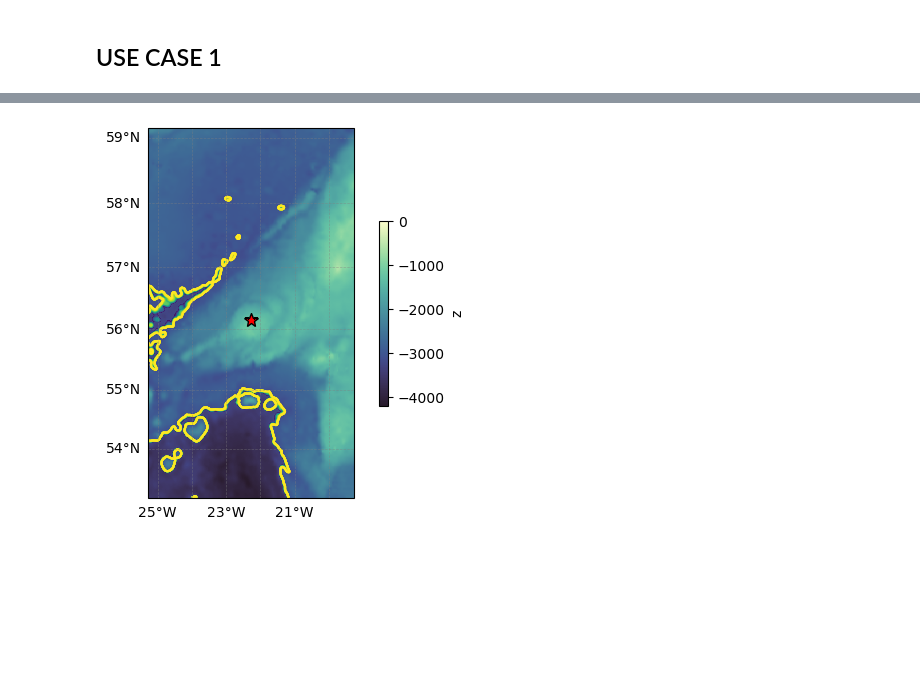
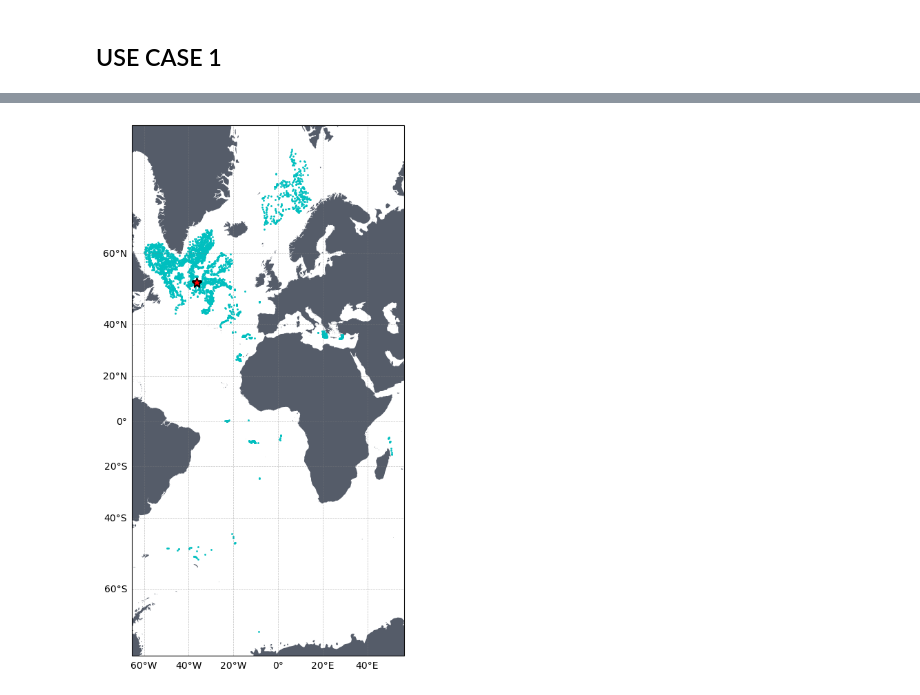
Before and after one commit to quai20/argobathy, a Jupyter notebook: deep/deep_profiles.ipynb, the cells around one changed output, grey strips where cells are left out. Saved outputs shown, nothing was run; the diff lists cells and outputs as text; code cells hidden in the pictures; blank space fills up the shorter version.

```diff
--- a/deep/deep_profiles.ipynb
+++ b/deep/deep_profiles.ipynb
@@ -209,7 +137,7 @@ Data variables:
 # %%
 df1.to_netcdf('grd_descent_to_profiles.nc')
 # %%
-#df1 = xr.open_dataset('grd_descent_to_profiles.nc')
+df1 = xr.open_dataset('working_ds.nc')
 # %%
 ## ADD BATHY
 for df in [df1]:
@@ -284,0 +225,31 @@ print(dfu1.gebco_min.values,dfu1.gebco_max.values)
+# %%
+def get_coords_corrected_glo(du):
+
+    # Set parameters
+    if du.GROUNDING_DATE < np.datetime64('2020-12-31'):
+        ds_id = "cmems_mod_glo_phy_my_0.083deg_P1D-m"
+    else :
+        ds_id = "cmems_mod_glo_phy-cur_anfc_0.083deg_P1D-m"
+
+    print("Downloading velocities on CMEMS : ",ds_id)
+    # Load xarray dataset
+    vel_glo = copernicus_marine.open_dataset(
+        dataset_id = ds_id,
+        minimum_longitude = du.LONGITUDE.values-.2,
+        maximum_longitude = du.LONGITUDE.values+.2,
+        minimum_latitude = du.LATITUDE.values-.2,
+        maximum_latitude = du.LATITUDE.values+.2,
+        start_datetime = str(np.datetime64(du.GROUNDING_DATE.values,'D')),
+        end_datetime = str(np.datetime64(du.GROUNDING_DATE.values,'D')),
+        variables = ["uo","vo"]
+    )
+    print("Calculating corrected grounding position ...")
+    ascent_duration = int((du.PROFILE_DATE - du.GROUNDING_DATE).values)/(1e9)
+    uom = -1*ascent_duration*vel_glo.where(vel_glo['depth']<du.GROUNDING_DEPTH.values,drop=True)['uo'].interp(latitude=du['LATITUDE'].values,
+                                                                                                              longitude=du['LONGITUDE'].values).mean('depth').values
+    vom = -1*ascent_duration*vel_glo.where(vel_glo['depth']<du.GROUNDING_DEPTH.values,drop=True)['vo'].interp(latitude=du['LATITUDE'].values,
+                                                                                                              longitude=du['LONGITUDE'].values).mean('depth').values
+    azim = np.degrees(np.arctan2(uom,vom))
+    dist = np.sqrt(uom**2 + vom**2)
+    origin = Geodesic().direct([du.LONGITUDE.values,du.LATITUDE.values],azim,dist)
+    return origin[0][0], origin[0][1], vel_glo
@@ -285,20 +340,17 @@ print(dfu1.gebco_min.values,dfu1.gebco_max.values)
 # %%
-fig=plt.figure()
+fig=plt.figure(figsize=(12,10))
 ax = fig.add_subplot(1, 1, 1, projection=ccrs.Mercator())
 ax.add_feature(land_feature, edgecolor=None)
 
-etopo.where((etopo['x']>dfu1['LONGITUDE'].values-3)&(etopo['x']<dfu1['LONGITUDE'].values+3)&(etopo['y']>dfu1['LATITUDE'].values-3)&(etopo['y']<dfu1['LATITUDE'].values+3),
-            drop=True)['z'].plot(vmax=0,cmap=cmocean.cm.deep_r, cbar_kwargs={'shrink': 0.5},ax=ax, transform=ccrs.PlateCarree())
-etopo.where((etopo['x']>dfu1['LONGITUDE'].values-3)&(etopo['x']<dfu1['LONGITUDE'].values+3)&(etopo['y']>dfu1['LATITUDE'].values-3)&(etopo['y']<dfu1['LATITUDE'].values+3),
-            drop=True)['z'].plot.contour(x='x',y='y',levels=np.arange(-3200,-3150),ax=ax, transform=ccrs.PlateCarree())
-
-ax.plot(dfu1['LONGITUDE'],dfu1['LATITUDE'],'*r', markersize=10, markeredgecolor='k', alpha=1, transform=ccrs.PlateCarree())
+ax.plot(df1['LONGITUDE'],df1['LATITUDE'],'.c', markersize=4, markeredgecolor='None', alpha=1, transform=ccrs.PlateCarree())
+ax.plot(du['LONGITUDE'],du['LATITUDE'],'*r', markersize=10, markeredgecolor='k', alpha=1, transform=ccrs.PlateCarree(),zorder=10,label='1st GPS fix after grounding')
+ax.plot(lon_ci0,lat_ci0,'*r', markersize=10, markeredgecolor='k', alpha=1, transform=ccrs.PlateCarree(),zorder=11,label='Possible Grounding position (from uv)')
 
 gl = ax.gridlines(crs=ccrs.PlateCarree(), draw_labels=True,
                   linewidth=0.5, color='gray', alpha=0.5, linestyle='--')
 gl.top_labels = False
 gl.right_labels = False
 gl.xformatter = LONGITUDE_FORMATTER
 gl.yformatter = LATITUDE_FORMATTER
 # %% [output]
-[figure, old version]
+[figure, new version]
```
Also changed, not shown: parts of 37 cells of this notebook, 5 other files.
